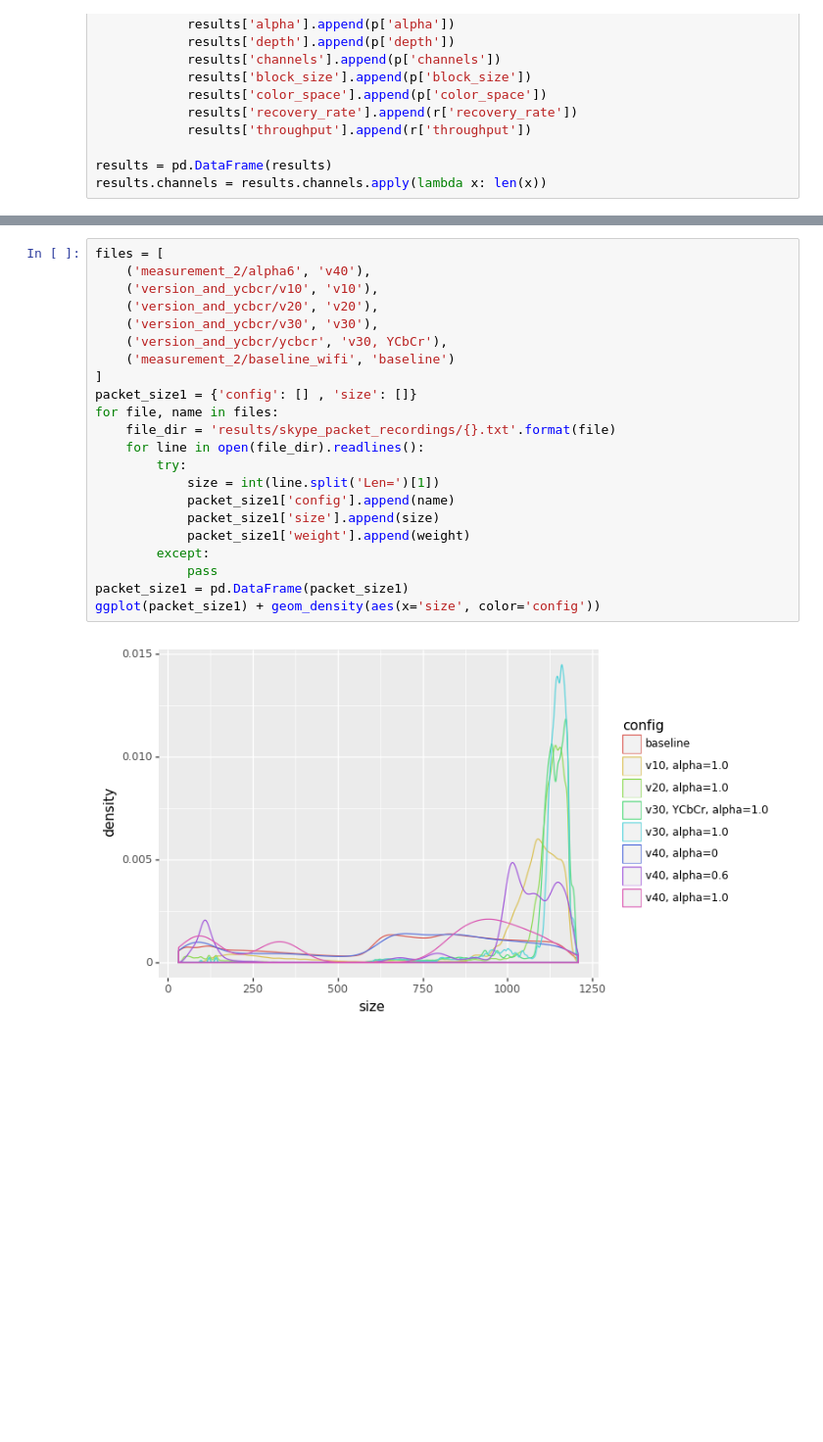
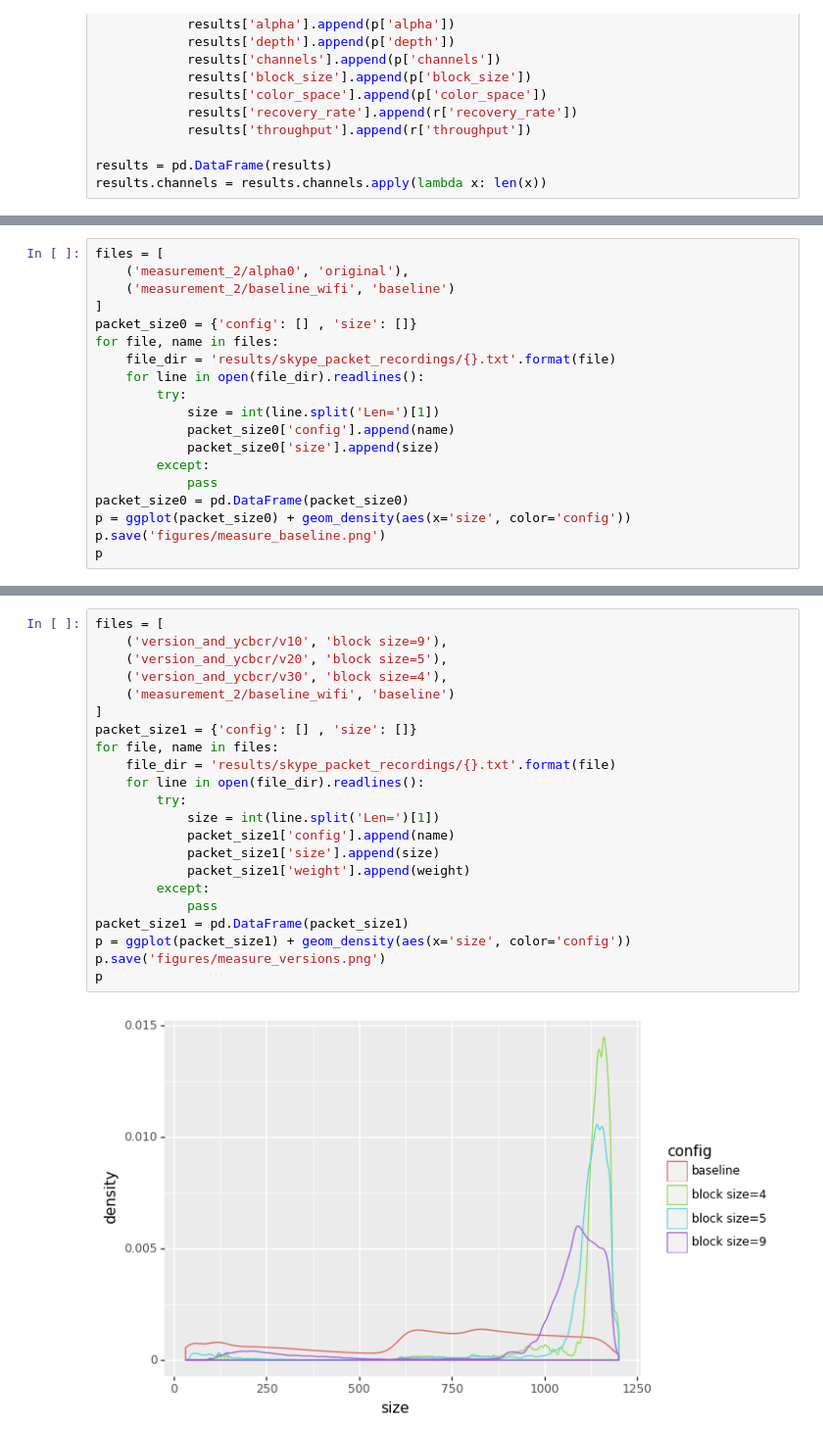
Before and after one commit to ihsgnef/skor, a Jupyter notebook: plots.ipynb, the cells around one changed output, grey strips where cells are left out. Shown at 98% size. Saved outputs shown, nothing was run; the diff lists cells and outputs as text; blank space fills up the shorter version.

```diff
--- a/plots.ipynb
+++ b/plots.ipynb
@@ -77,0 +88,19 @@ ggplot(rs, aes(x='block_size', y='throughput', fill='channels')) \
+# %%
+files = [
+    ('measurement_2/alpha0', 'original'),
+    ('measurement_2/baseline_wifi', 'baseline')
+]
+packet_size0 = {'config': [] , 'size': []}
+for file, name in files:
+    file_dir = 'results/skype_packet_recordings/{}.txt'.format(file)
+    for line in open(file_dir).readlines():
+        try:
+            size = int(line.split('Len=')[1])
+            packet_size0['config'].append(name)
+            packet_size0['size'].append(size)
+        except:
+            pass
+packet_size0 = pd.DataFrame(packet_size0)
+p = ggplot(packet_size0) + geom_density(aes(x='size', color='config'))
+p.save('figures/measure_baseline.png')
+p
@@ -103,24 +137,24 @@ ggplot(packet_size0) + geom_density(aes(x='size', color='config'))
 # %%
 files = [
-    ('measurement_2/alpha6', 'v40'),
-    ('version_and_ycbcr/v10', 'v10'),
-    ('version_and_ycbcr/v20', 'v20'),
-    ('version_and_ycbcr/v30', 'v30'),
-    ('version_and_ycbcr/ycbcr', 'v30, YCbCr'),
+    ('version_and_ycbcr/v10', 'block size=9'),
+    ('version_and_ycbcr/v20', 'block size=5'),
+    ('version_and_ycbcr/v30', 'block size=4'),
     ('measurement_2/baseline_wifi', 'baseline')
 ]
 packet_size1 = {'config': [] , 'size': []}
 for file, name in files:
     file_dir = 'results/skype_packet_recordings/{}.txt'.format(file)
     for line in open(file_dir).readlines():
         try:
             size = int(line.split('Len=')[1])
             packet_size1['config'].append(name)
             packet_size1['size'].append(size)
             packet_size1['weight'].append(weight)
         except:
             pass
 packet_size1 = pd.DataFrame(packet_size1)
-ggplot(packet_size1) + geom_density(aes(x='size', color='config'))
+p = ggplot(packet_size1) + geom_density(aes(x='size', color='config'))
+p.save('figures/measure_versions.png')
+p
 # %% [output]
-[figure, old version]
+[figure, new version]
```
Also changed, not shown: parts of 11 cells of this notebook, 19 other files.
